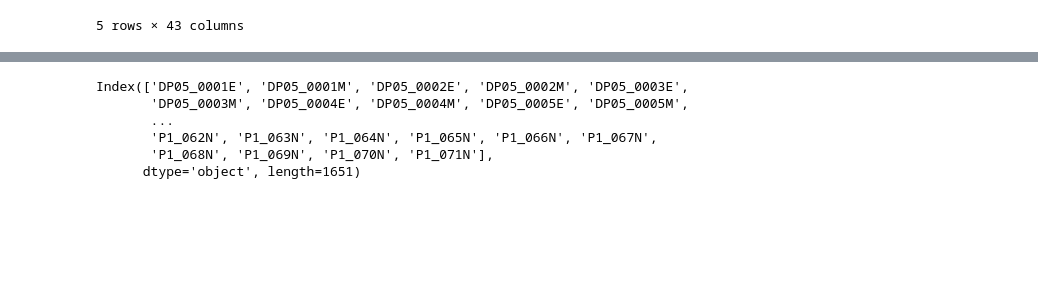
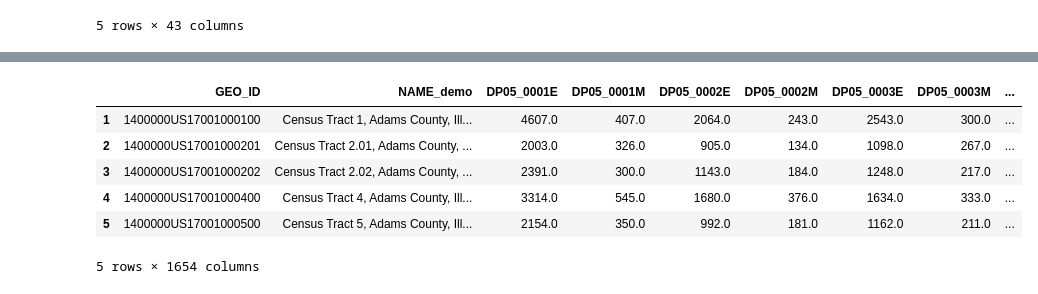
Before and after one commit to moeee08-cyber/macs-30100-police-proj, a Jupyter notebook: test_notebook.ipynb, the cells around one changed output, grey strips where cells are left out. Cells and saved outputs as stored; diff of their text form; code cells hidden in the pictures; blank space fills up the shorter version.

```diff
--- a/test_notebook.ipynb
+++ b/test_notebook.ipynb
@@ -103,11 +89,4 @@ census_demo_df.drop(index=0, axis=0)
 # %%
 col_list = census_demo_df.columns
 # %%
-col_list[2:-1]
+col_list = list(col_list[2:-1])
-# %% [output]
-Index(['DP05_0001E', 'DP05_0001M', 'DP05_0002E', 'DP05_0002M', 'DP05_0003E',
-       'DP05_0003M', 'DP05_0004E', 'DP05_0004M', 'DP05_0005E', 'DP05_0005M',
-       ...
-       'P1_062N', 'P1_063N', 'P1_064N', 'P1_065N', 'P1_066N', 'P1_067N',
-       'P1_068N', 'P1_069N', 'P1_070N', 'P1_071N'],
-      dtype='object', length=1651)
@@ -113,0 +99,10 @@ Index(['DP05_0001E', 'DP05_0001M', 'DP05_0002E', 'DP05_0002M', 'DP05_0003E',
+# %%
+census_demo_df.head()
+# %% [output]
+|  | GEO_ID | NAME_demo | DP05_0001E | DP05_0001M | DP05_0002E | DP05_0002M | DP05_0003E | DP05_0003M | ... |
+| 1 | 1400000US17001000100 | Census Tract 1, Adams County, Ill... | 4607.0 | 407.0 | 2064.0 | 243.0 | 2543.0 | 300.0 | ... |
+| 2 | 1400000US17001000201 | Census Tract 2.01, Adams County, ... | 2003.0 | 326.0 | 905.0 | 134.0 | 1098.0 | 267.0 | ... |
+| 3 | 1400000US17001000202 | Census Tract 2.02, Adams County, ... | 2391.0 | 300.0 | 1143.0 | 184.0 | 1248.0 | 217.0 | ... |
+| 4 | 1400000US17001000400 | Census Tract 4, Adams County, Ill... | 3314.0 | 545.0 | 1680.0 | 376.0 | 1634.0 | 333.0 | ... |
+| 5 | 1400000US17001000500 | Census Tract 5, Adams County, Ill... | 2154.0 | 350.0 | 992.0 | 181.0 | 1162.0 | 211.0 | ... |
+5 rows × 1654 columns
```
Also changed, not shown: parts of 6 cells of this notebook.
